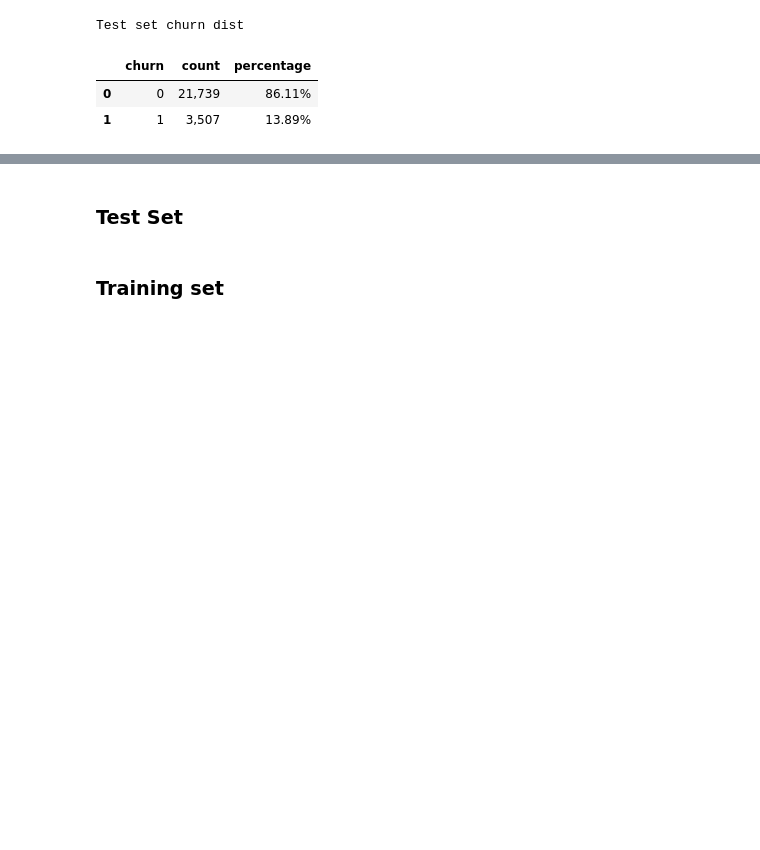
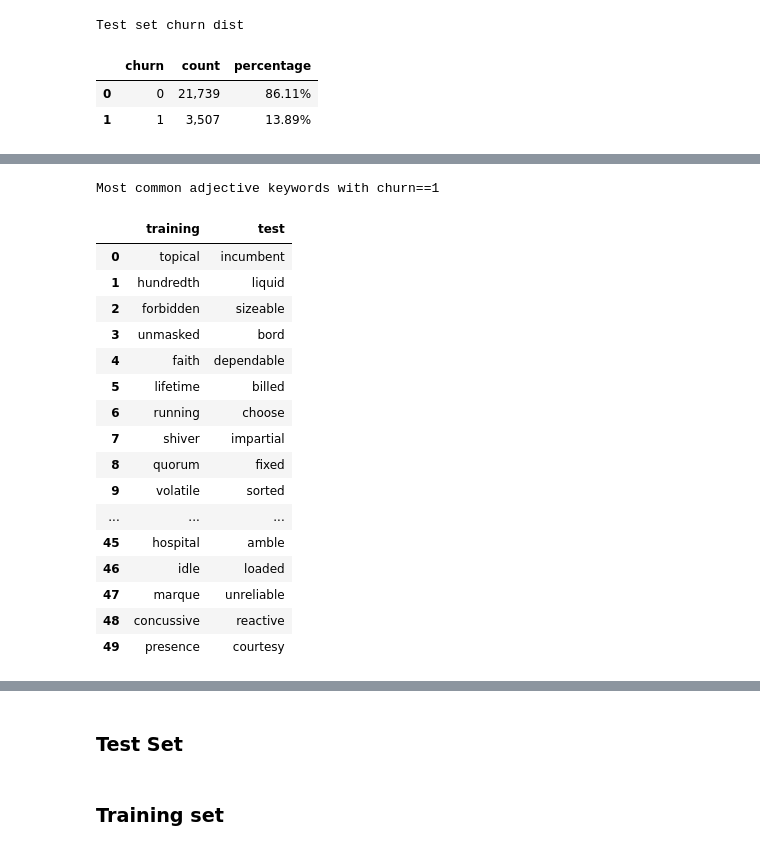
Before and after one commit to iamjiang/retention_model_NLP, a Jupyter notebook: v1_src/keyword_extraction.ipynb, the cells around one changed output, grey strips where cells are left out. Saved outputs shown, nothing was run; the diff lists cells and outputs as text; code cells hidden in the pictures; blank space fills up the shorter version.

```diff
--- a/v1_src/keyword_extraction.ipynb
+++ b/v1_src/keyword_extraction.ipynb
@@ -170,10 +193,25 @@ df_test["adj_bag_of_word"]=df_test["Full_TextBody"].progress_apply(lambda x: tex
+# %%
+## removing non-english words from text
+words = set(nltk.corpus.words.words())
+df_train["adj_bag_of_word"] = df_train["adj_bag_of_word"].progress_apply(lambda x: " ".join(w for w in nltk.wordpunct_tokenize(x) if w.lower() in words ))
+df_test["adj_bag_of_word"] = df_test["adj_bag_of_word"].progress_apply(lambda x: " ".join(w for w in nltk.wordpunct_tokenize(x) if w.lower() in words ))
+
+df_train["bag_of_word"] = df_train["bag_of_word"].progress_apply(lambda x: " ".join(w for w in nltk.wordpunct_tokenize(x) if w.lower() in words ))
+df_test["bag_of_word"] = df_test["bag_of_word"].progress_apply(lambda x: " ".join(w for w in nltk.wordpunct_tokenize(x) if w.lower() in words ))
+# %%
+## removing short text
+df_train["adj_bag_of_word"] = df_train["adj_bag_of_word"].progress_apply(lambda x: " ".join(w for w in x.split() if len(w)>3) )
+df_test["adj_bag_of_word"] = df_test["adj_bag_of_word"].progress_apply(lambda x: " ".join(w for w in x.split() if len(w)>3))
+
+df_train["bag_of_word"] = df_train["bag_of_word"].progress_apply(lambda x: " ".join(w for w in x.split() if len(w)>3))
+df_test["bag_of_word"] = df_test["bag_of_word"].progress_apply(lambda x: " ".join(w for w in x.split() if len(w)>3))
 # %%
-def most_common_adj(df,feature):
-    adj_count=Counter()
+def most_common_word(df,feature):
+    word_count=Counter()
     for index,row in tqdm(df.iterrows(), total=df.shape[0]):
-        adj_count.update(set(row[feature])
-    adj,freq=zip(*adj_count.most_common())
-    return adj,freq
+        word_count.update(set(row[feature].split()))
+    word,freq=zip(*word_count.most_common())
+    return word,freq
 # %%
 train_data=df_train.copy()
 test_data=df_test.copy()
@@ -181,5 +219,35 @@ test_data=df_test.copy()
 train_churn,  train_no_churn=df_train[df_train['churn']==1], df_train[df_train['churn']==0]
 test_churn,  test_no_churn=df_test[df_test['churn']==1], df_test[df_test['churn']==0]
 
-adj_train_churn, freq_train_churn = most_common_adj(train_churn, feature="adj_bag_of_word")
-adj_test_churn, freq_test_churn = most_common_adj(test_churn, feature="adj_bag_of_word")
+adj_train_churn, freq_train_churn = most_common_word(train_churn, feature="adj_bag_of_word")
+adj_test_churn, freq_test_churn = most_common_word(test_churn, feature="adj_bag_of_word")
+adj_train_no_churn, freq_train_no_churn = most_common_word(train_no_churn, feature="adj_bag_of_word")
+adj_test_no_churn, freq_test_no_churn = most_common_word(test_no_churn, feature="adj_bag_of_word")
+# %%
+keyword_training=[w for w in adj_train_churn if w not in adj_train_no_churn]
+keyword_test=[w for w in adj_test_churn if w not in adj_test_no_churn]
+
+dict_data={}
+dict_data["training"]=keyword_training[0:50]
+dict_data["test"]=keyword_test[0:50]
+pd.DataFrame(dict_data).style.format().set_caption("Most common adjective keywords with churn==1")\
+.set_table_styles([{'selector': 'caption','props': [('color', 'red'),('font-size', '15px')]}])
+# %% [output]
+Most common adjective keywords with churn==1
+|  | training | test |
+| 0 | topical | incumbent |
+| 1 | hundredth | liquid |
+| 2 | forbidden | sizeable |
+| 3 | unmasked | bord |
+| 4 | faith | dependable |
+| 5 | lifetime | billed |
+| 6 | running | choose |
+| 7 | shiver | impartial |
+| 8 | quorum | fixed |
+| 9 | volatile | sorted |
+| ... | ... | ... |
+| 45 | hospital | amble |
+| 46 | idle | loaded |
+| 47 | marque | unreliable |
+| 48 | concussive | reactive |
+| 49 | presence | courtesy |
```
Also changed, not shown: parts of 15 cells of this notebook, 10 other files.
